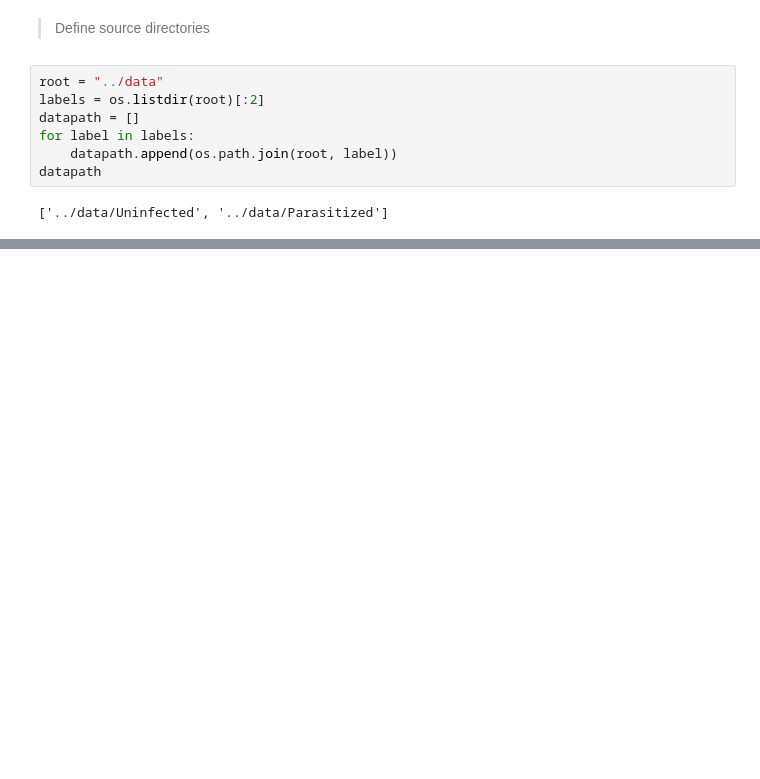
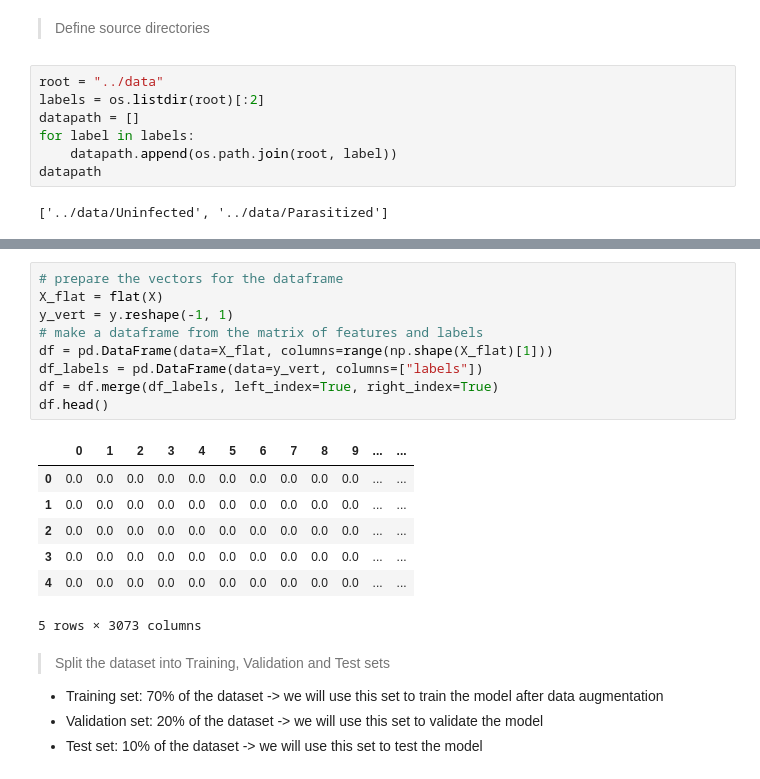
Before and after one commit to effibot/ML_2122_Project, a Jupyter notebook: notebooks/image_load.ipynb, the cells around one changed output, grey strips where cells are left out. Cells and saved outputs as stored; diff of their text form; blank space fills up the shorter version.

```diff
--- a/notebooks/image_load.ipynb
+++ b/notebooks/image_load.ipynb
@@ -113,0 +178,23 @@ df.head()
+# %%
+# prepare the vectors for the dataframe
+X_flat = flat(X)
+y_vert = y.reshape(-1, 1)
+# make a dataframe from the matrix of features and labels
+df = pd.DataFrame(data=X_flat, columns=range(np.shape(X_flat)[1]))
+df_labels = pd.DataFrame(data=y_vert, columns=["labels"])
+df = df.merge(df_labels, left_index=True, right_index=True)
+df.head()
+# %% [output]
+|  | 0 | 1 | 2 | 3 | 4 | 5 | 6 | 7 | 8 | 9 | ... | ... |
+| 0 | 0.0 | 0.0 | 0.0 | 0.0 | 0.0 | 0.0 | 0.0 | 0.0 | 0.0 | 0.0 | ... | ... |
+| 1 | 0.0 | 0.0 | 0.0 | 0.0 | 0.0 | 0.0 | 0.0 | 0.0 | 0.0 | 0.0 | ... | ... |
+| 2 | 0.0 | 0.0 | 0.0 | 0.0 | 0.0 | 0.0 | 0.0 | 0.0 | 0.0 | 0.0 | ... | ... |
+| 3 | 0.0 | 0.0 | 0.0 | 0.0 | 0.0 | 0.0 | 0.0 | 0.0 | 0.0 | 0.0 | ... | ... |
+| 4 | 0.0 | 0.0 | 0.0 | 0.0 | 0.0 | 0.0 | 0.0 | 0.0 | 0.0 | 0.0 | ... | ... |
+5 rows × 3073 columns
+# %% [markdown]
+> Split the dataset into Training, Validation and Test sets
+
+- Training set: 70% of the dataset -> we will use this set to train the model after data augmentation
+- Validation set: 20% of the dataset -> we will use this set to validate the model
+- Test set: 10% of the dataset -> we will use this set to test the model
```
Also changed, not shown: parts of 33 cells of this notebook, 1 other file.
